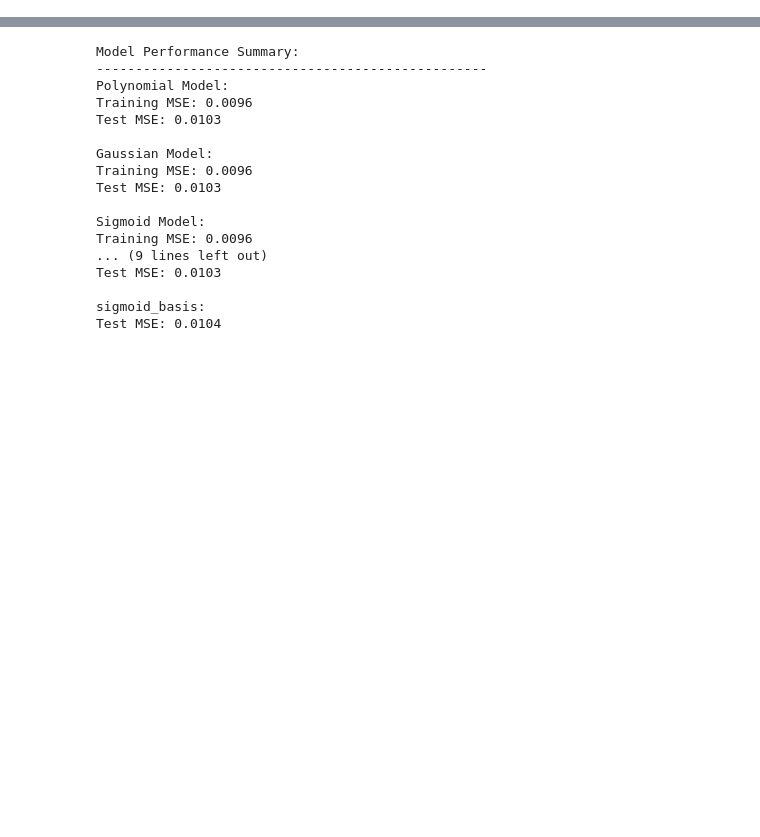
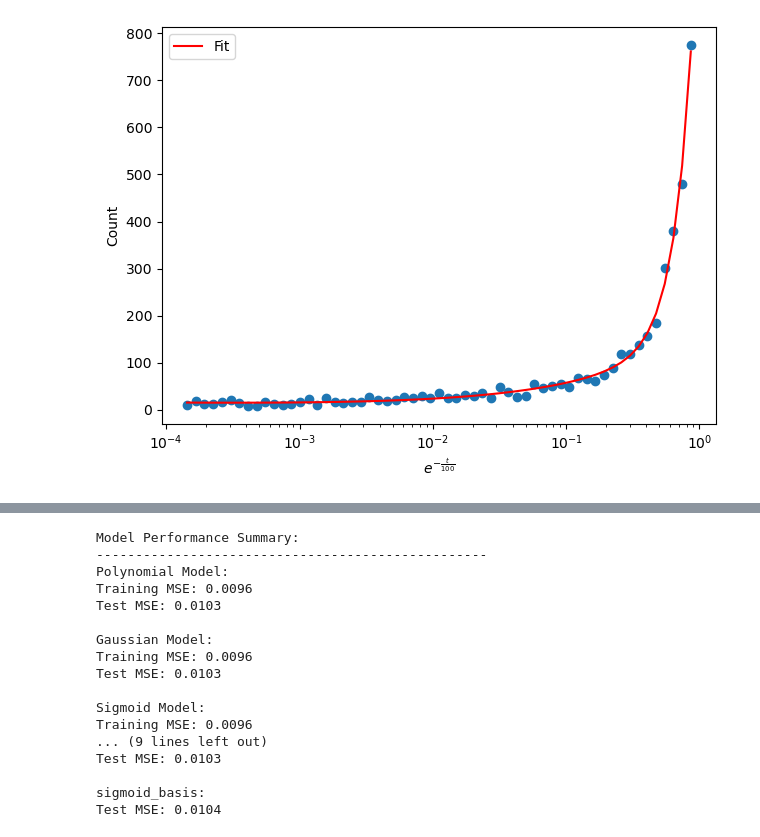
Before and after one commit to AnanyaV15/PHY657, a Jupyter notebook: Module3.ipynb, the cells around one changed output, grey strips where cells are left out. Cells and saved outputs as stored; diff of their text form; code cells hidden in the pictures; blank space fills up the shorter version.

```diff
--- a/Module3.ipynb
+++ b/Module3.ipynb
@@ -0,0 +83,8 @@
+# %%
+## Read file and save data as dictionary
+df = pd.read_csv('Activity3.csv', header = None)
+data = {
+    'time' : df[0].to_numpy(),
+    'count' : df[1].to_numpy(),
+    'uncertainity' : df[2].to_numpy()
+}
@@ -0,0 +95,13 @@
+# %%
+## The scaled function to be fit
+def fit_func(x,w1,w2,w3,s1,s2):
+    return w1*x**(s1) + w2*x**(s2) - w3*np.log(x)
+# %%
+## Scaled array
+x = np.e**(-data['time']/100)
+# %%
+## Curve fit
+import scipy.optimize
+guess_params = [1,1,1,1,1]
+params_fit, params_fit_cov = scipy.optimize.curve_fit(fit_func,x,data['count'],
+                                              p0=guess_params)
@@ -0,0 +126,11 @@
+# %%
+plt.scatter(x, data['count'])
+plt.plot(x, fit_func(x, *params_fit), label = 'Fit',color='red')
+plt.xscale('log')
+plt.xlabel(r'$e^{- \frac{t}{100}}$')
+plt.ylabel(r'Count')
+plt.legend()
+plt.tight_layout()
+plt.savefig('mod3_act2_fig1.png', dpi = 300)
+# %% [output]
+[figure, added]
```
Also changed, not shown: parts of 17 cells of this notebook.
